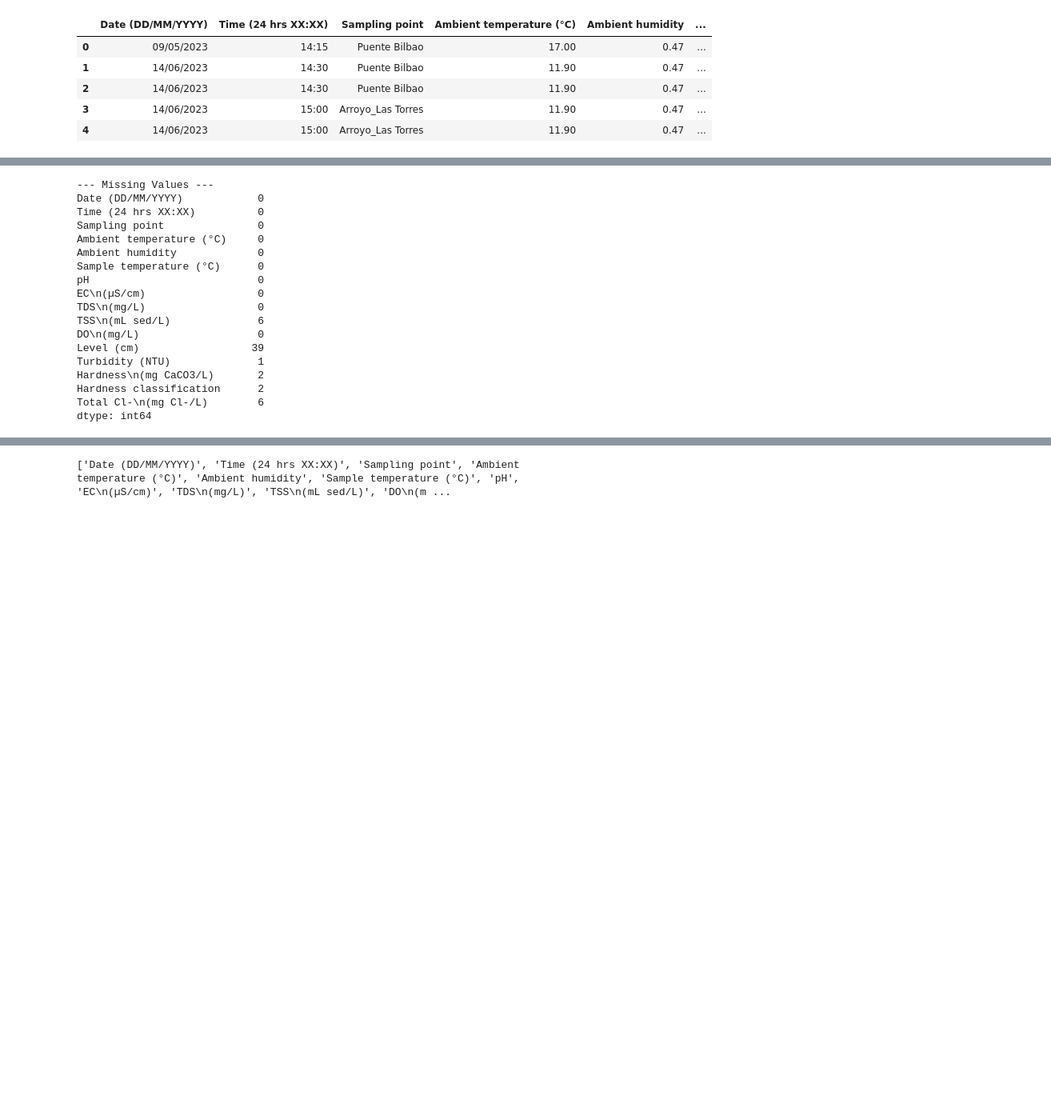
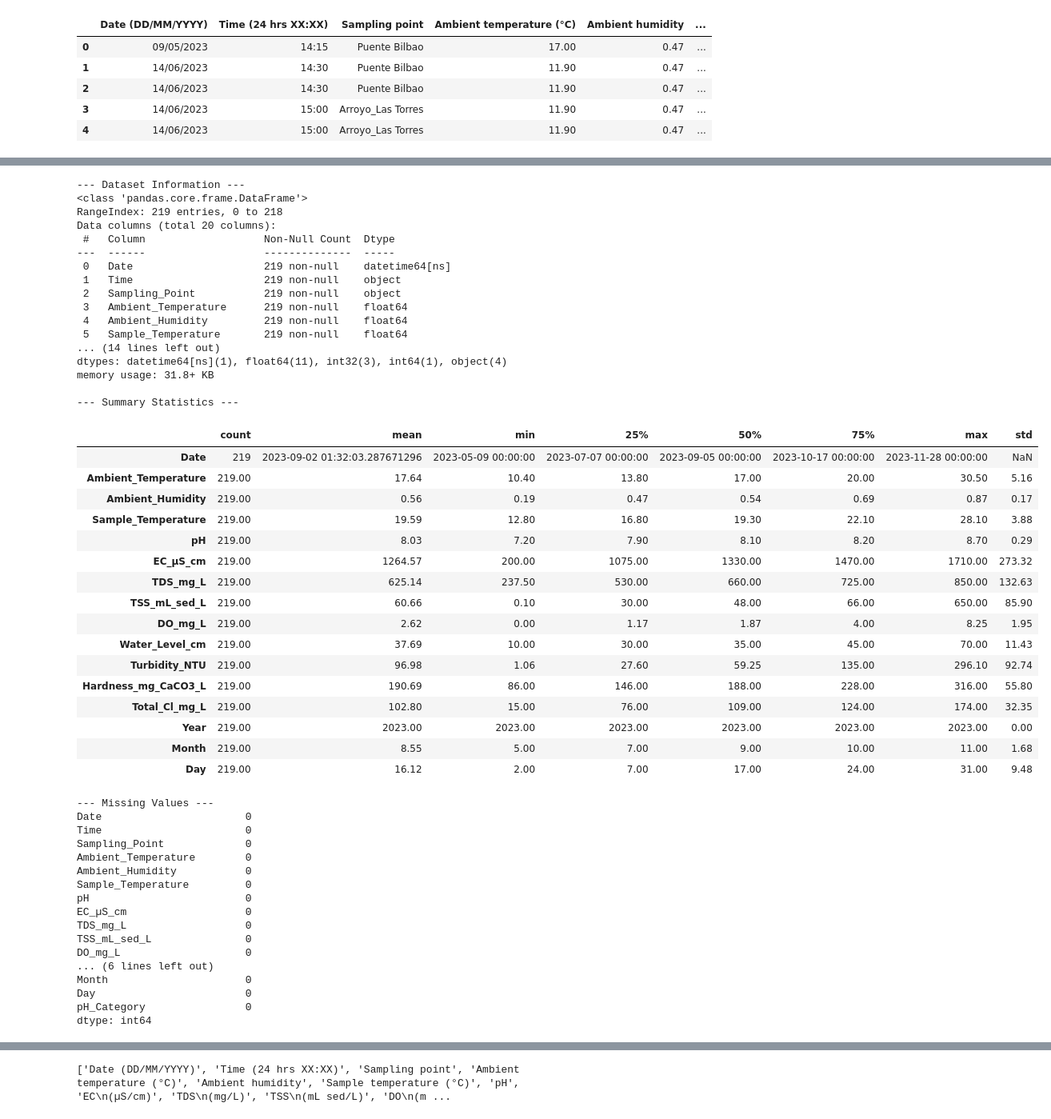
Before and after one commit to Jeremy809/Workplace, a Jupyter notebook: QCTO---Workplace-Module-Notebook-Template-4571.ipynb, the cells around one changed output, grey strips where cells are left out. Shown at 80% size. Saved outputs shown, nothing was run; the diff lists cells and outputs as text; code cells hidden in the pictures; blank space fills up the shorter version.

```diff
--- a/QCTO---Workplace-Module-Notebook-Template-4571.ipynb
+++ b/QCTO---Workplace-Module-Notebook-Template-4571.ipynb
@@ -170,25 +150,64 @@ memory usage: 27.5+ KB
 # %%
+print("\n--- Dataset Information ---")
+df.info()
+
+print("\n--- Summary Statistics ---")
+display(df.describe().T)
+
 print("\n--- Missing Values ---")
 print(df.isnull().sum())
 # %% [output]
---- Missing Values ---
-Date (DD/MM/YYYY)            0
-Time (24 hrs XX:XX)          0
-Sampling point               0
-Ambient temperature (°C)     0
-Ambient humidity             0
-Sample temperature (°C)      0
-pH                           0
-EC\n(µS/cm)                  0
-TDS\n(mg/L)                  0
-TSS\n(mL sed/L)              6
-DO\n(mg/L)                   0
-Level (cm)                  39
-Turbidity (NTU)              1
-Hardness\n(mg CaCO3/L)       2
-Hardness classification      2
-Total Cl-\n(mg Cl-/L)        6
-dtype: int64
+--- Dataset Information ---
+<class 'pandas.core.frame.DataFrame'>
+RangeIndex: 219 entries, 0 to 218
+Data columns (total 20 columns):
+ #   Column                   Non-Null Count  Dtype
+---  ------                   --------------  -----
+ 0   Date                     219 non-null    datetime64[ns]
+ 1   Time                     219 non-null    object
+ 2   Sampling_Point           219 non-null    object
+ 3   Ambient_Temperature      219 non-null    float64
+ 4   Ambient_Humidity         219 non-null    float64
+ 5   Sample_Temperature       219 non-null    float64
+... (14 lines left out)
+dtypes: datetime64[ns](1), float64(11), int32(3), int64(1), object(4)
+memory usage: 31.8+ KB
+
+--- Summary Statistics ---
+|  | count | mean | min | 25% | 50% | 75% | max | std |
+| Date | 219 | 2023-09-02 01:32:03.287671296 | 2023-05-09 00:00:00 | 2023-07-07 00:00:00 | 2023-09-05 00:00:00 | 2023-10-17 00:00:00 | 2023-11-28 00:00:00 | NaN |
+| Ambient_Temperature | 219.00 | 17.64 | 10.40 | 13.80 | 17.00 | 20.00 | 30.50 | 5.16 |
+| Ambient_Humidity | 219.00 | 0.56 | 0.19 | 0.47 | 0.54 | 0.69 | 0.87 | 0.17 |
+| Sample_Temperature | 219.00 | 19.59 | 12.80 | 16.80 | 19.30 | 22.10 | 28.10 | 3.88 |
+| pH | 219.00 | 8.03 | 7.20 | 7.90 | 8.10 | 8.20 | 8.70 | 0.29 |
+| EC_µS_cm | 219.00 | 1264.57 | 200.00 | 1075.00 | 1330.00 | 1470.00 | 1710.00 | 273.32 |
+| TDS_mg_L | 219.00 | 625.14 | 237.50 | 530.00 | 660.00 | 725.00 | 850.00 | 132.63 |
+| TSS_mL_sed_L | 219.00 | 60.66 | 0.10 | 30.00 | 48.00 | 66.00 | 650.00 | 85.90 |
+| DO_mg_L | 219.00 | 2.62 | 0.00 | 1.17 | 1.87 | 4.00 | 8.25 | 1.95 |
+| Water_Level_cm | 219.00 | 37.69 | 10.00 | 30.00 | 35.00 | 45.00 | 70.00 | 11.43 |
+| Turbidity_NTU | 219.00 | 96.98 | 1.06 | 27.60 | 59.25 | 135.00 | 296.10 | 92.74 |
+| Hardness_mg_CaCO3_L | 219.00 | 190.69 | 86.00 | 146.00 | 188.00 | 228.00 | 316.00 | 55.80 |
+| Total_Cl_mg_L | 219.00 | 102.80 | 15.00 | 76.00 | 109.00 | 124.00 | 174.00 | 32.35 |
+| Year | 219.00 | 2023.00 | 2023.00 | 2023.00 | 2023.00 | 2023.00 | 2023.00 | 0.00 |
+| Month | 219.00 | 8.55 | 5.00 | 7.00 | 9.00 | 10.00 | 11.00 | 1.68 |
+| Day | 219.00 | 16.12 | 2.00 | 7.00 | 17.00 | 24.00 | 31.00 | 9.48 |
+--- Missing Values ---
+Date                       0
+Time                       0
+Sampling_Point             0
+Ambient_Temperature        0
+Ambient_Humidity           0
+Sample_Temperature         0
+pH                         0
+EC_µS_cm                   0
+TDS_mg_L                   0
+TSS_mL_sed_L               0
+DO_mg_L                    0
+... (6 lines left out)
+Month                      0
+Day                        0
+pH_Category                0
+dtype: int64
 # %% [markdown]
 ---
 <a href=#four></a>
```
Also changed, not shown: parts of 6 cells of this notebook.
